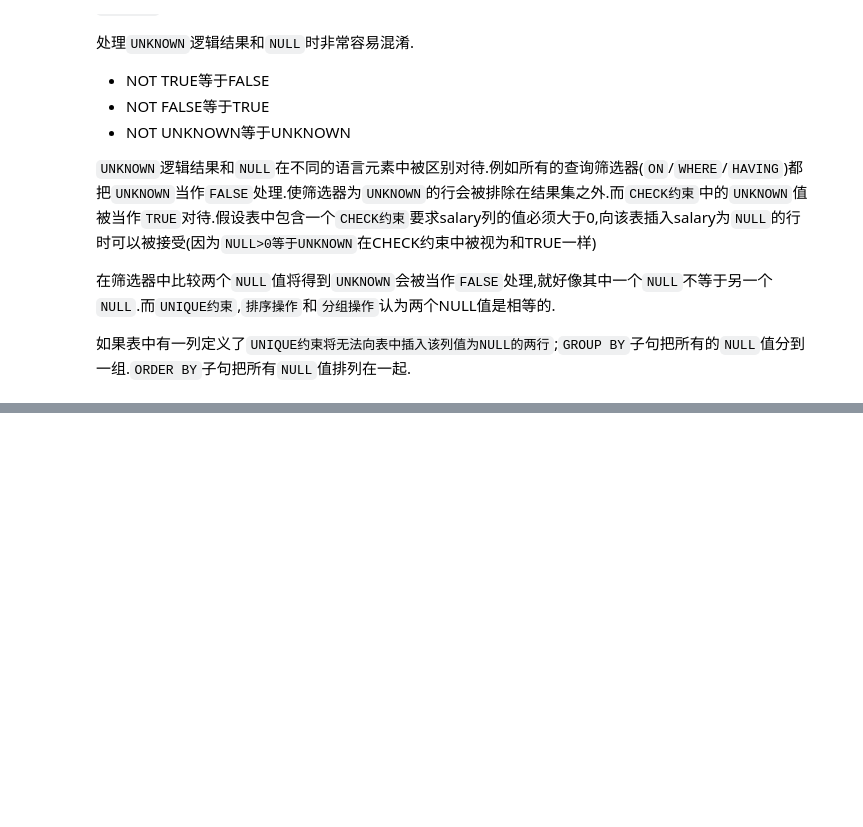
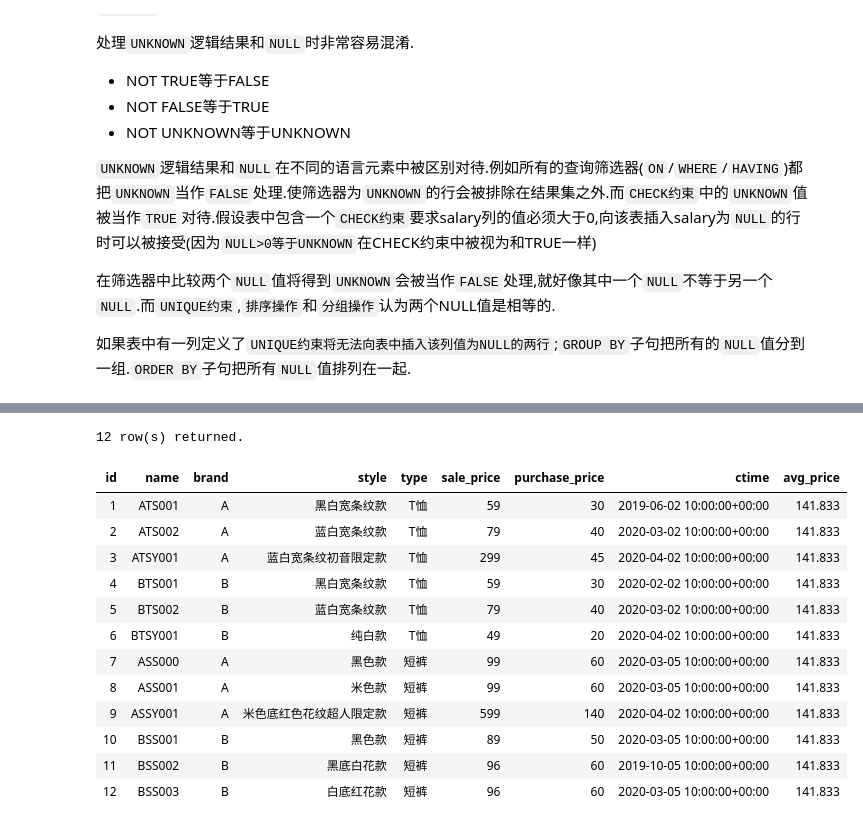
Before and after one commit to hsz1273327/TutorialForDataScience, a Jupyter notebook: src/数据存储篇/工具介绍/SQL/DCL语句/查询语句扩展.ipynb, the cells around one changed output, grey strips where cells are left out. Cells and saved outputs as stored; diff of their text form; code cells hidden in the pictures; blank space fills up the shorter version.

```diff
--- a/src/数据存储篇/工具介绍/SQL/DCL语句/查询语句扩展.ipynb
+++ b/src/数据存储篇/工具介绍/SQL/DCL语句/查询语句扩展.ipynb
@@ -396,0 +711,19 @@ SQL是三值逻辑,布尔值范围为`TRUE/FALSE/UNKNOWN`,这和多数编程语
+# %%
+SELECT *,
+    (SELECT avg(sale_price) FROM Commodity) as avg_price
+FROM Commodity
+# %% [output]
+12 row(s) returned.
+| id | name | brand | style | type | sale_price | purchase_price | ctime | avg_price |
+| 1 | ATS001 | A | 黑白宽条纹款 | T恤 | 59 | 30 | 2019-06-02 10:00:00+00:00 | 141.833 |
+| 2 | ATS002 | A | 蓝白宽条纹款 | T恤 | 79 | 40 | 2020-03-02 10:00:00+00:00 | 141.833 |
+| 3 | ATSY001 | A | 蓝白宽条纹初音限定款 | T恤 | 299 | 45 | 2020-04-02 10:00:00+00:00 | 141.833 |
+| 4 | BTS001 | B | 黑白宽条纹款 | T恤 | 59 | 30 | 2020-02-02 10:00:00+00:00 | 141.833 |
+| 5 | BTS002 | B | 蓝白宽条纹款 | T恤 | 79 | 40 | 2020-03-02 10:00:00+00:00 | 141.833 |
+| 6 | BTSY001 | B | 纯白款 | T恤 | 49 | 20 | 2020-04-02 10:00:00+00:00 | 141.833 |
+| 7 | ASS000 | A | 黑色款 | 短裤 | 99 | 60 | 2020-03-05 10:00:00+00:00 | 141.833 |
+| 8 | ASS001 | A | 米色款 | 短裤 | 99 | 60 | 2020-03-05 10:00:00+00:00 | 141.833 |
+| 9 | ASSY001 | A | 米色底红色花纹超人限定款 | 短裤 | 599 | 140 | 2020-04-02 10:00:00+00:00 | 141.833 |
+| 10 | BSS001 | B | 黑色款 | 短裤 | 89 | 50 | 2020-03-05 10:00:00+00:00 | 141.833 |
+| 11 | BSS002 | B | 黑底白花款 | 短裤 | 96 | 60 | 2019-10-05 10:00:00+00:00 | 141.833 |
+| 12 | BSS003 | B | 白底红花款 | 短裤 | 96 | 60 | 2020-03-05 10:00:00+00:00 | 141.833 |
```
Also changed, not shown: parts of 44 cells of this notebook, 2 other files.
